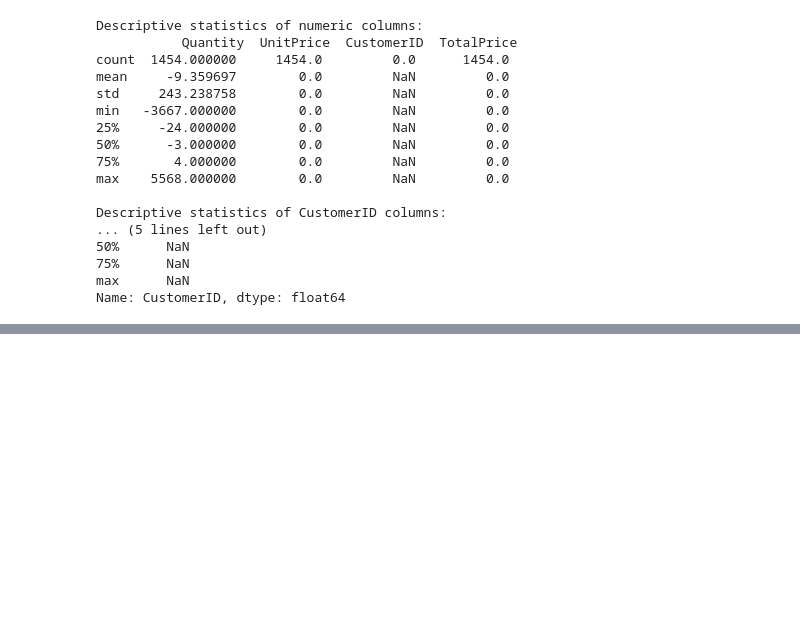
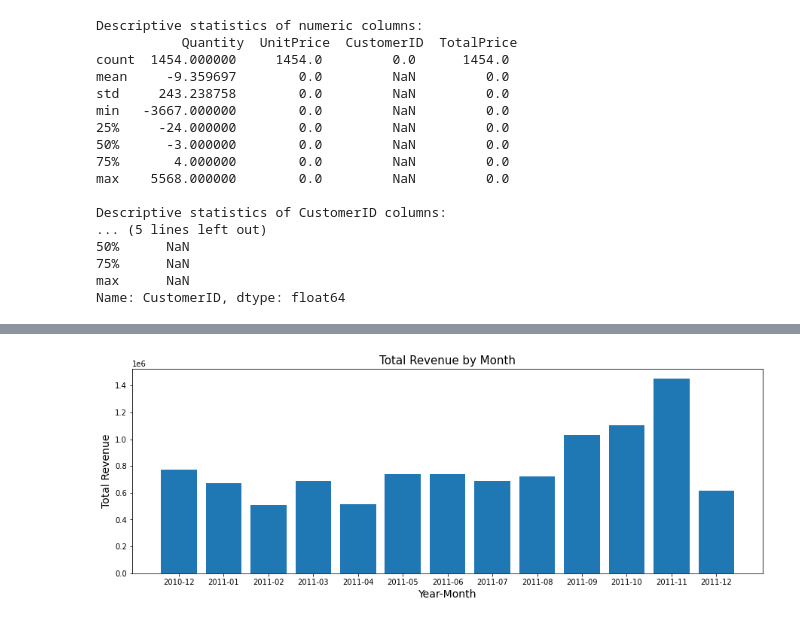
Before and after one commit to askasian/PROJECTS, a Jupyter notebook: DATA_SCI/Pandas/15.ECommerce.ipynb, the cells around one changed output, grey strips where cells are left out. Cells and saved outputs as stored; diff of their text form; code cells hidden in the pictures; blank space fills up the shorter version.

```diff
--- a/DATA_SCI/Pandas/15.ECommerce.ipynb
+++ b/DATA_SCI/Pandas/15.ECommerce.ipynb
@@ -356,0 +643,5 @@ Name: CustomerID, dtype: float64
+# %%
+ecom1.StkDsc=ecom1.groupby("StockCode")['Description'].nunique().reset_index()
+df1stk=ecom1.StkDsc[ecom1.StkDsc["Description"]>1]
+df1stk.describe()
+#We have 215 row of stock code that have more than 1 description
@@ -356,0 +658,5 @@ Name: CustomerID, dtype: float64
+# %%
+ecom2 = ecom1.copy()
+ecom2.rename({'TotalPrice':'Revenue'}, axis=1, inplace=True)
+# %%
+ecom2.drop({'length_stockcode', 'length_invoiceno', 'invoiceno_letter1'}, 1, inplace=True)
@@ -356,0 +697,2 @@ Name: CustomerID, dtype: float64
+# %%
+ecom2.InvoiceDate=ecom2.InvoiceDate.astype('datetime64[ns, UTC]')
@@ -356,0 +766,16 @@ Name: CustomerID, dtype: float64
+# %%
+temp = ecom2.loc[:,('Revenue', 'InvoiceDate')]
+temp.InvoiceDate = ecom2.InvoiceDate.dt.to_period('M')
+temp = temp.groupby(['InvoiceDate'])['Revenue'].sum()
+temp = temp.reset_index(drop = False)
+
+plt.figure(figsize=(15,5))
+plt.bar(np.arange(len(temp['InvoiceDate'])), temp['Revenue'])
+plt.xticks(np.arange(len(temp['InvoiceDate'])), temp['InvoiceDate'])
+plt.ylabel('Total Revenue',fontsize=14)
+plt.xlabel('Year-Month',fontsize=14)
+plt.title('Total Revenue by Month',fontsize=15)
+
+plt.show()
+# %% [output]
+[figure, added]
```
Also changed, not shown: parts of 29 cells of this notebook, 4 other files.
